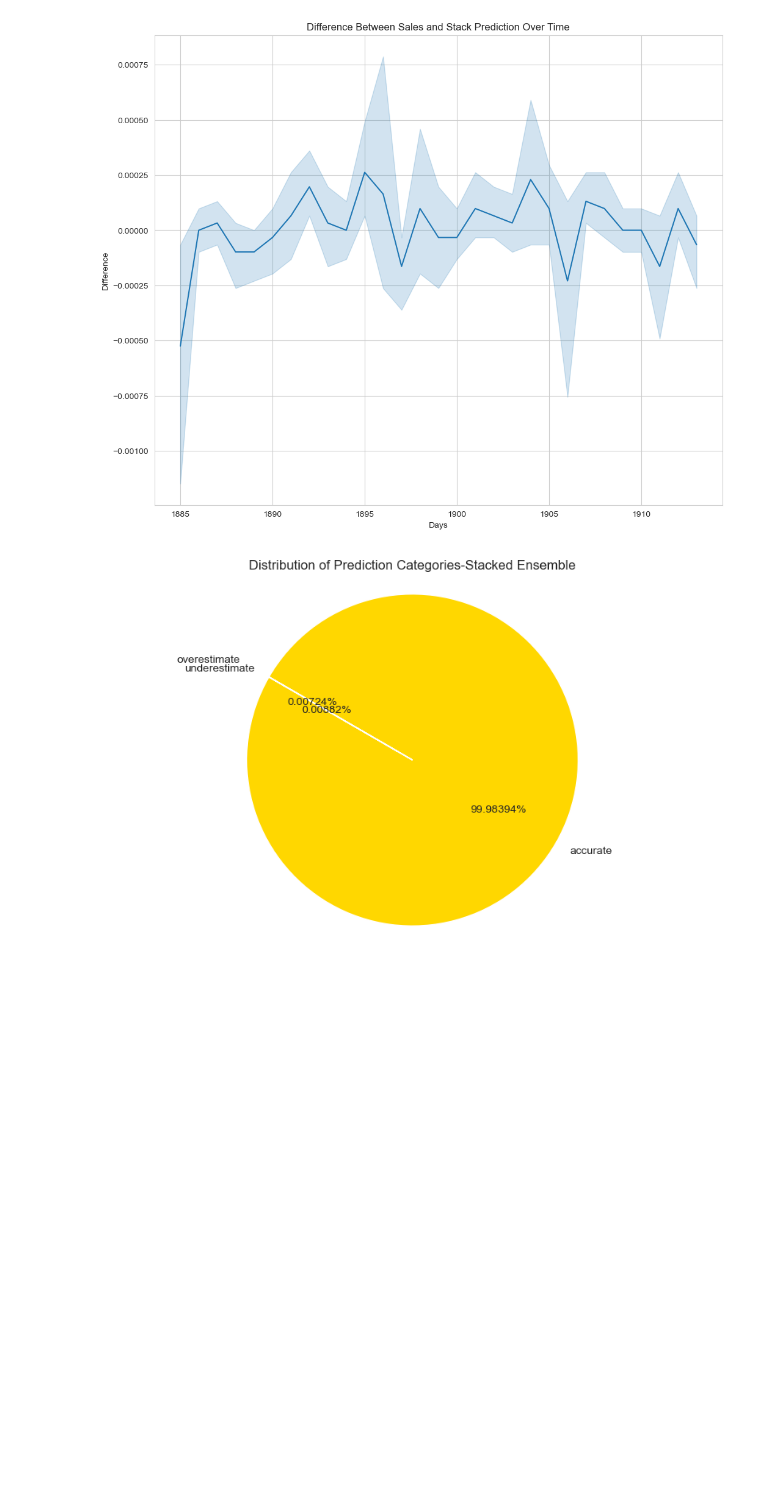
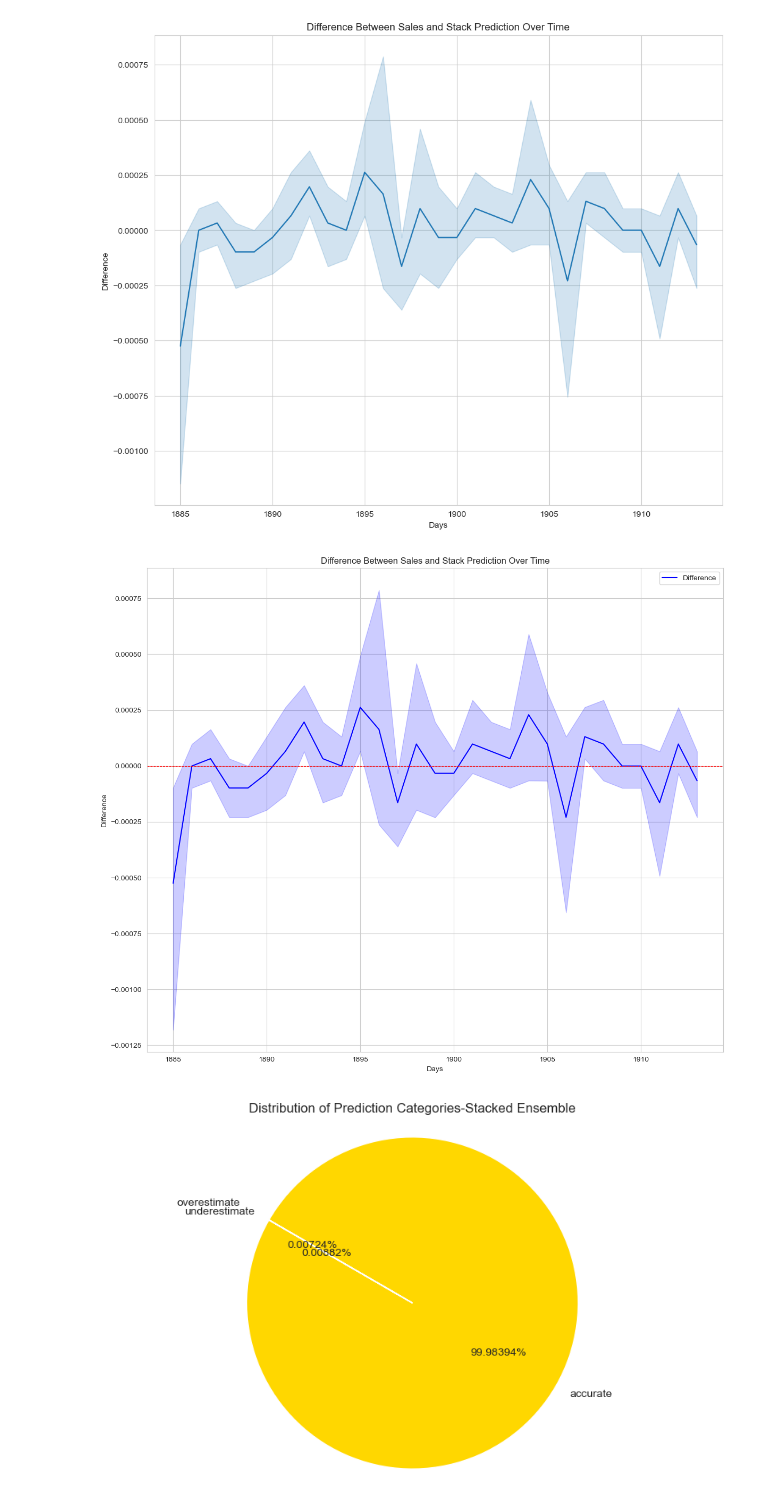
Before and after one commit to chuksmomoh101231/Dissertation_Files, a Jupyter notebook: STACKED_ENSEMBLE_PHD_MODEL_PREDICTION.ipynb, the cells around one changed output. Drawn from its saved outputs; the diff is of its cells as text; code cells hidden in the pictures; blank space fills up the shorter version.

```diff
--- a/STACKED_ENSEMBLE_PHD_MODEL_PREDICTION.ipynb
+++ b/STACKED_ENSEMBLE_PHD_MODEL_PREDICTION.ipynb
@@ -209,6 +209,20 @@ plt.title('Difference Between Sales and Stack Prediction Over Time')
 plt.show()
 # %% [output]
 [figure]
+# %%
+# Plot a line plot for the difference over time
+plt.figure(figsize=(12, 10))
+sns.lineplot(x=stack_prediction['d'], y=stack_prediction['difference'], color='blue', label='Difference')
+plt.axhline(0, color='red', linestyle='--', linewidth=0.8)  # Zero line for reference
+plt.title('Difference Between Sales and Stack Prediction Over Time')
+plt.xlabel('Days')
+plt.ylabel('Difference')
+plt.legend()
+plt.grid(True)
+plt.tight_layout()
+plt.show()
+# %% [output]
+[figure, added]
 # %%
 # Define a function to categorize the differences
 def categorize_difference(diff):
```
Also changed, not shown: parts of 3 cells of this notebook, 1 other file.
